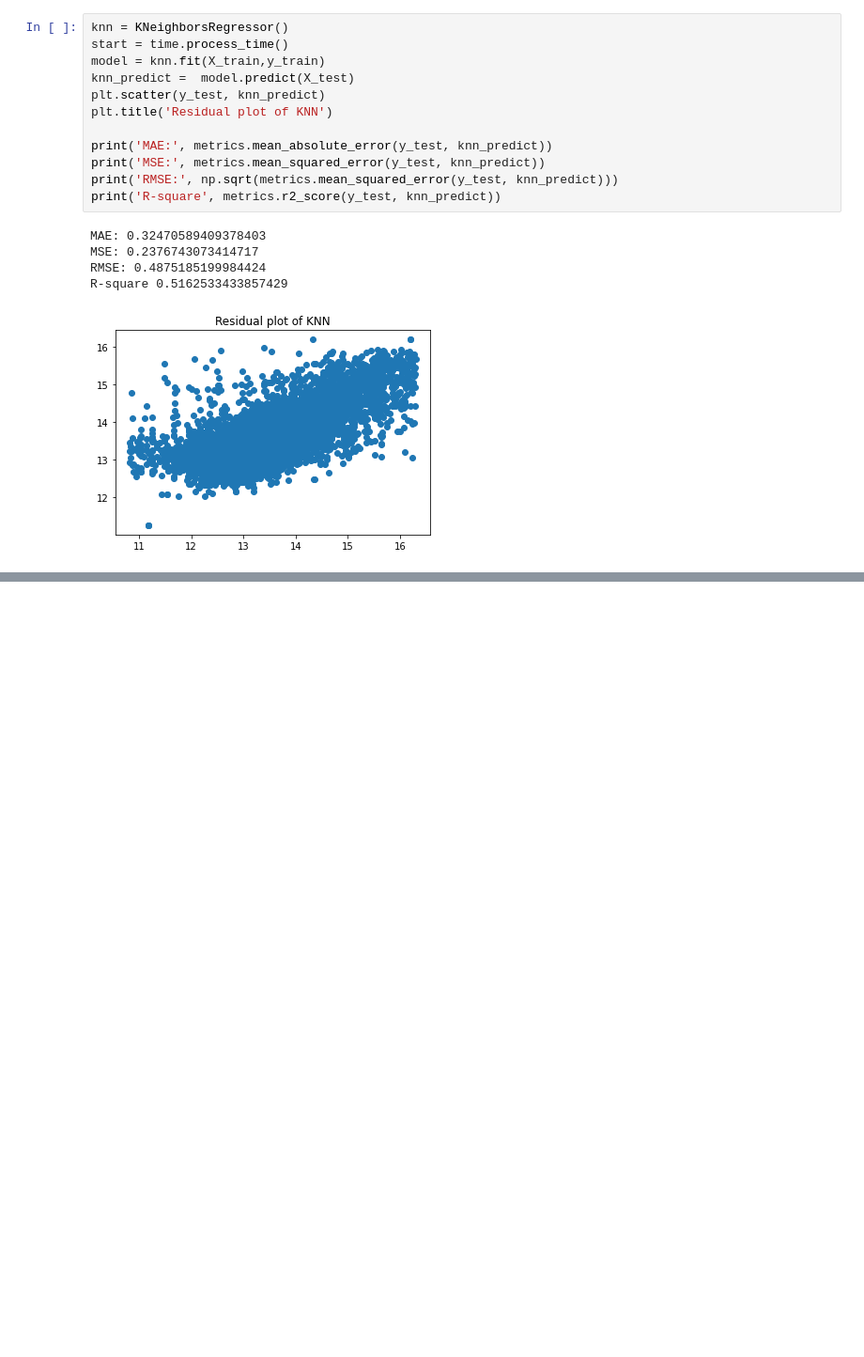
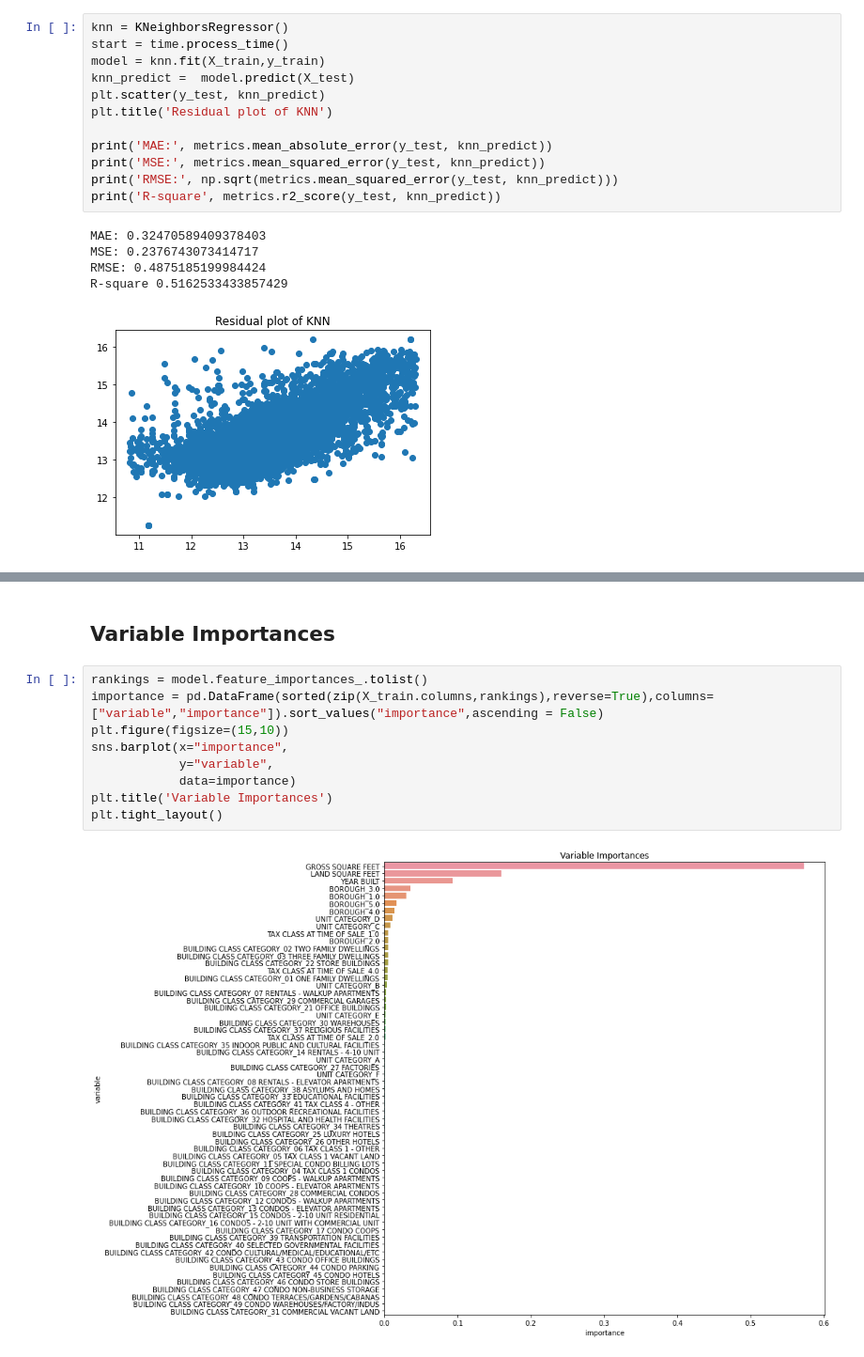
Before and after one commit to neveram/NYC-Housing-Price-Prediction, a Jupyter notebook: Data Preprocessing and Visualization.ipynb, the cells around one changed output, grey strips where cells are left out. Shown at 94% size. Cells and saved outputs as stored; diff of their text form; blank space fills up the shorter version.

Commit message:
Performed analysis on Variable Importances

```diff
--- a/Data Preprocessing and Visualization.ipynb
+++ b/Data Preprocessing and Visualization.ipynb
@@ -1098,0 +1099,13 @@ R-square 0.2568363636937042
+# %% [markdown]
+## Variable Importances
+# %%
+rankings = model.feature_importances_.tolist()
+importance = pd.DataFrame(sorted(zip(X_train.columns,rankings),reverse=True),columns=["variable","importance"]).sort_values("importance",ascending = False)
+plt.figure(figsize=(15,10))
+sns.barplot(x="importance",
+            y="variable",
+            data=importance)
+plt.title('Variable Importances')
+plt.tight_layout()
+# %% [output]
+[figure, added]
```
Also changed, not shown: parts of 4 cells of this notebook.
